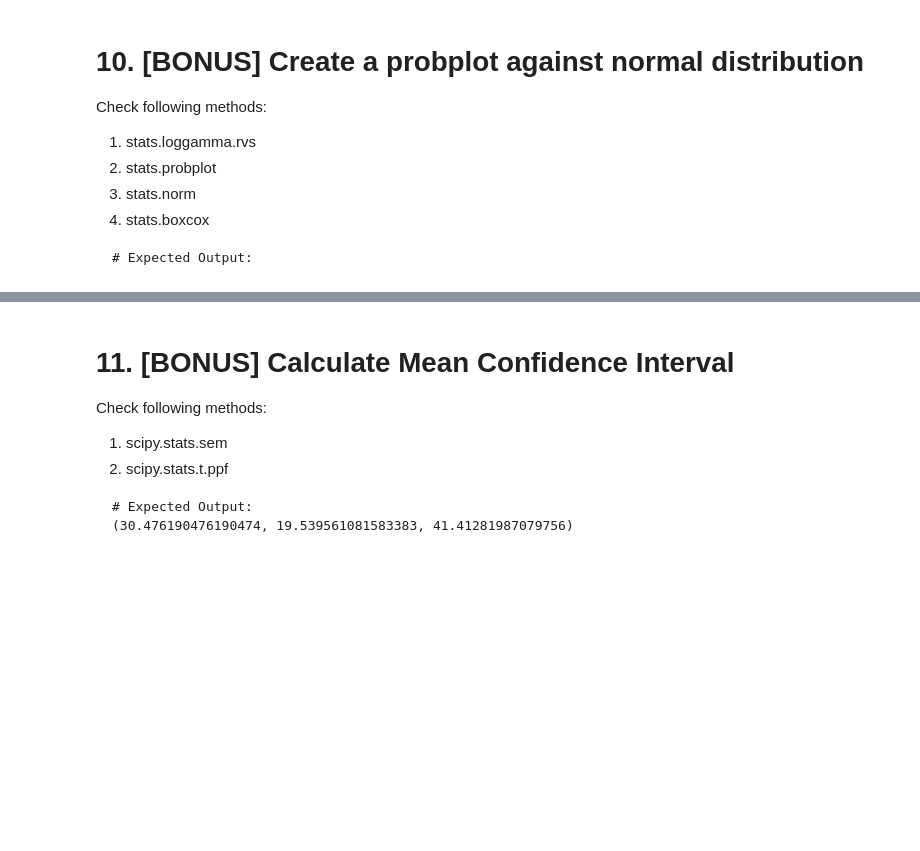
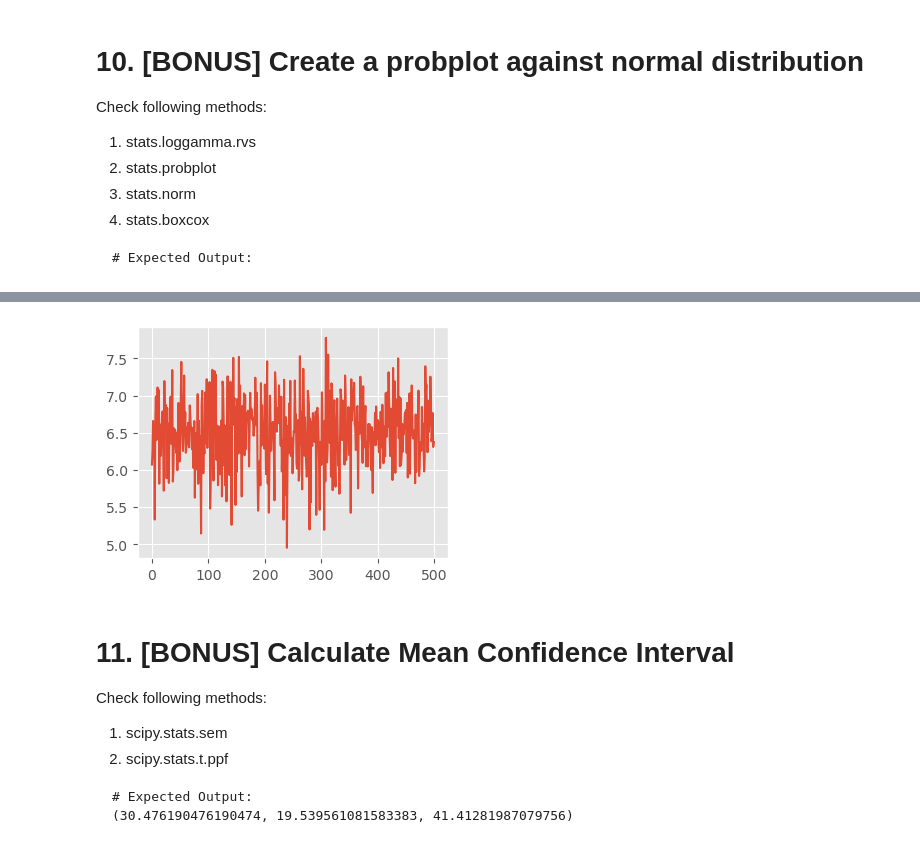
Before and after one commit to stolltho/iod_repo, a Jupyter notebook: Module 1/Labs 1/Lab 1.1.4 Statistics - part 2 Lab.ipynb, the cells around one changed output, grey strips where cells are left out. Saved outputs shown, nothing was run; the diff lists cells and outputs as text; code cells hidden in the pictures; blank space fills up the shorter version.

```diff
--- a/Module 1/Labs 1/Lab 1.1.4 Statistics - part 2 Lab.ipynb
+++ b/Module 1/Labs 1/Lab 1.1.4 Statistics - part 2 Lab.ipynb
@@ -426,3 +427,8 @@ plt.show()
+# %%
+plt.plot(x) #plot y using x as index array 0..N-1
+plt.show()
+# %% [output]
+[figure, added]
 # %% [markdown]
 # 11. [BONUS] Calculate Mean Confidence Interval
 
```
Also changed, not shown: parts of 15 cells of this notebook, 3 other files.
